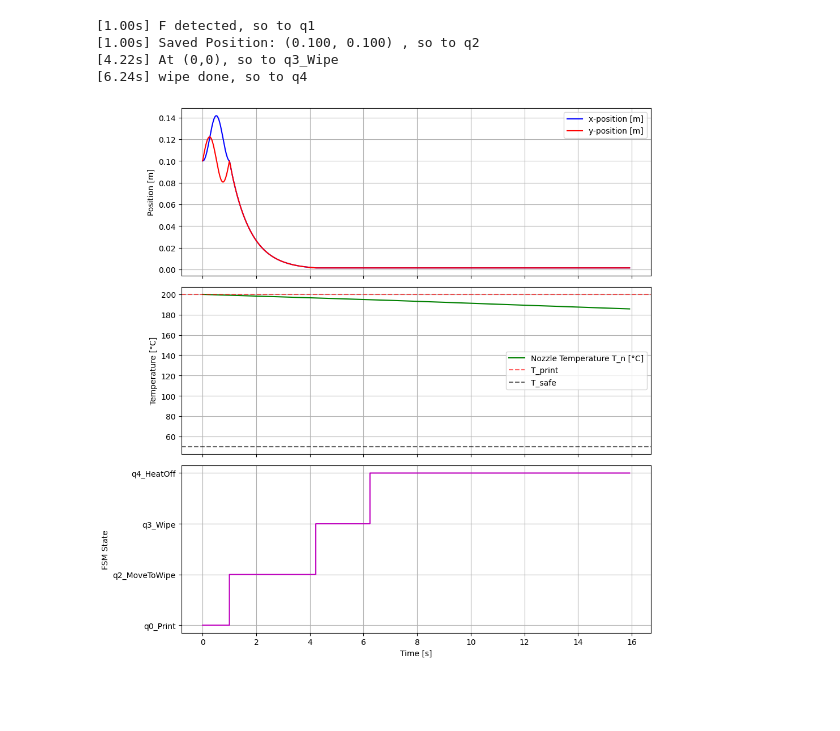
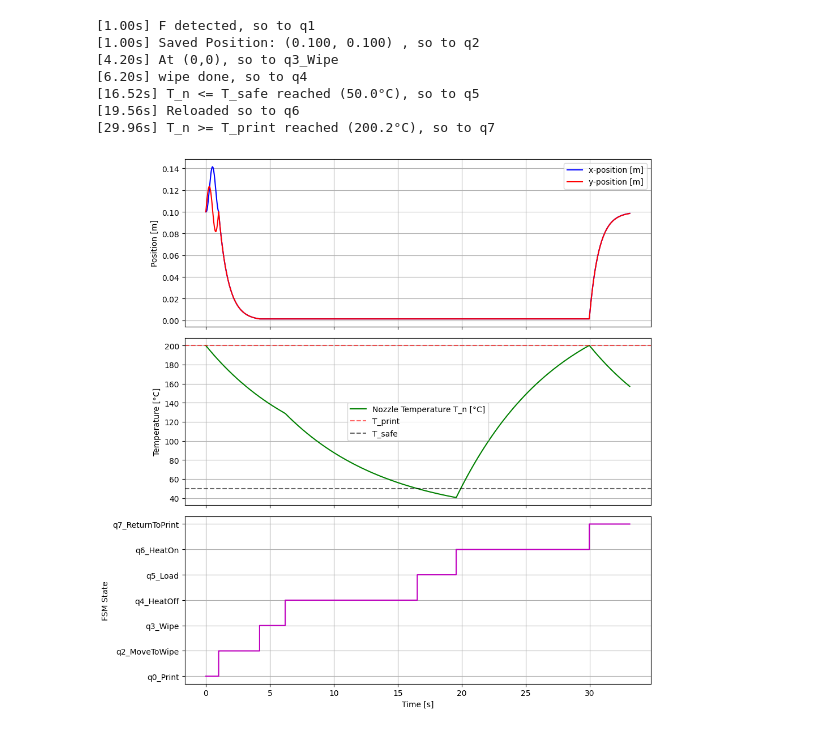
Before and after one commit to JeroenL12/Modelling-of-Dynamical-System---Report, a Jupyter notebook: Hybrid system code.ipynb, the cells around one changed output. Cells and saved outputs as stored; diff of their text form; code cells hidden in the pictures; blank space fills up the shorter version.

```diff
--- a/Hybrid system code.ipynb
+++ b/Hybrid system code.ipynb
@@ -18,8 +18,8 @@ mu_r = 0.003     # Bearing rotational friction [Nm*s/rad]
 mu_lx = 0.03      # Linear friction x-axes [N*s/m]
 mu_ly = 0.03      # Linear friction y-axes [N*s/m]
 
-C_tn = 15.0         # Thermische capaciteit nozzle [J/K]
-R_tn = 12.0        # Thermische weerstand [K/W]
+C_tn = 0.4         # Thermische capaciteit nozzle [J/K]
+R_tn = 20        # Thermische weerstand [K/W]
 C_n = 100e-6       # Condensator nozzle [F]
 R_n = 5.0          # Weerstand nozzle [Ohm]
 L_n = 0.01         # Inductie nozzle [H]
@@ -76,7 +76,7 @@ def run_hybrid_simulation():
 
     trigger_F_time = 1.0
 
-    for step in range(800):
+    for step in range(3000):
 
         if state == 'q0_Print':
             #Drawing circle
@@ -133,7 +133,7 @@ def run_hybrid_simulation():
                 continue
 
         elif state == 'q6_HeatOn':
-            ux, uy, un = 0.0, 0.0, 24.0
+            ux, uy, un = 0.0, 0.0, 60.0
             # Guard check temp is on target level
             if x0[6] >= T_print:
                 state = 'q7_ReturnToPrint'
@@ -145,11 +145,12 @@ def run_hybrid_simulation():
             un = 12.0
             # Guard return to saved position
             if np.hypot(x0[0] - x_saved, x0[3] - y_saved) < 0.002:
-                state = 'q0_Print'
-                print(f"[{t_current:.2f}s] Returned to Saved Location -> Resume q0_Print")
+                history_t.append(t_current)
+                history_x.append(x0)
+                history_states.append('q7_ReturnToPrint')
                 break
 
-        dt = 0.02
+        dt = 0.04
         t_span = (t_current, t_current + dt)
         u_input = [ux, uy, un]
 
@@ -168,33 +169,36 @@ t, x_data, states = run_hybrid_simulation()
 
 fig, axes = plt.subplots(3, 1, figsize=(10, 10), sharex=True)
 
 axes[0].plot(t, x_data[:, 0], label='x-position [m]', color='b')
 axes[0].plot(t, x_data[:, 3], label='y-position [m]', color='r')
 axes[0].set_ylabel('Position [m]')
 axes[0].legend()
 axes[0].grid(True)
 
 axes[1].plot(t, x_data[:, 6], label='Nozzle Temperature T_n [°C]', color='g')
 axes[1].axhline(T_print, linestyle='--', color='r', alpha=0.6, label='T_print')
 axes[1].axhline(T_safe, linestyle='--', color='k', alpha=0.6, label='T_safe')
 axes[1].set_ylabel('Temperature [°C]')
 axes[1].legend()
 axes[1].grid(True)
 
 unique_states = sorted(list(set(states)), key=lambda s: states.index(s))
 state_indices = [unique_states.index(s) for s in states]
 axes[2].step(t, state_indices, where='post', color='m')
 axes[2].set_yticks(range(len(unique_states)))
 axes[2].set_yticklabels(unique_states)
 axes[2].set_ylabel('FSM State')
 axes[2].set_xlabel('Time [s]')
 axes[2].grid(True)
 
 plt.tight_layout()
 plt.show()
 # %% [output]
 [1.00s] F detected, so to q1
 [1.00s] Saved Position: (0.100, 0.100) , so to q2
-[4.22s] At (0,0), so to q3_Wipe
-[6.24s] wipe done, so to q4
+[4.20s] At (0,0), so to q3_Wipe
+[6.20s] wipe done, so to q4
+[16.52s] T_n <= T_safe reached (50.0°C), so to q5
+[19.56s] Reloaded so to q6
+[29.96s] T_n >= T_print reached (200.2°C), so to q7
-[figure, old version]
+[figure, new version]
```
